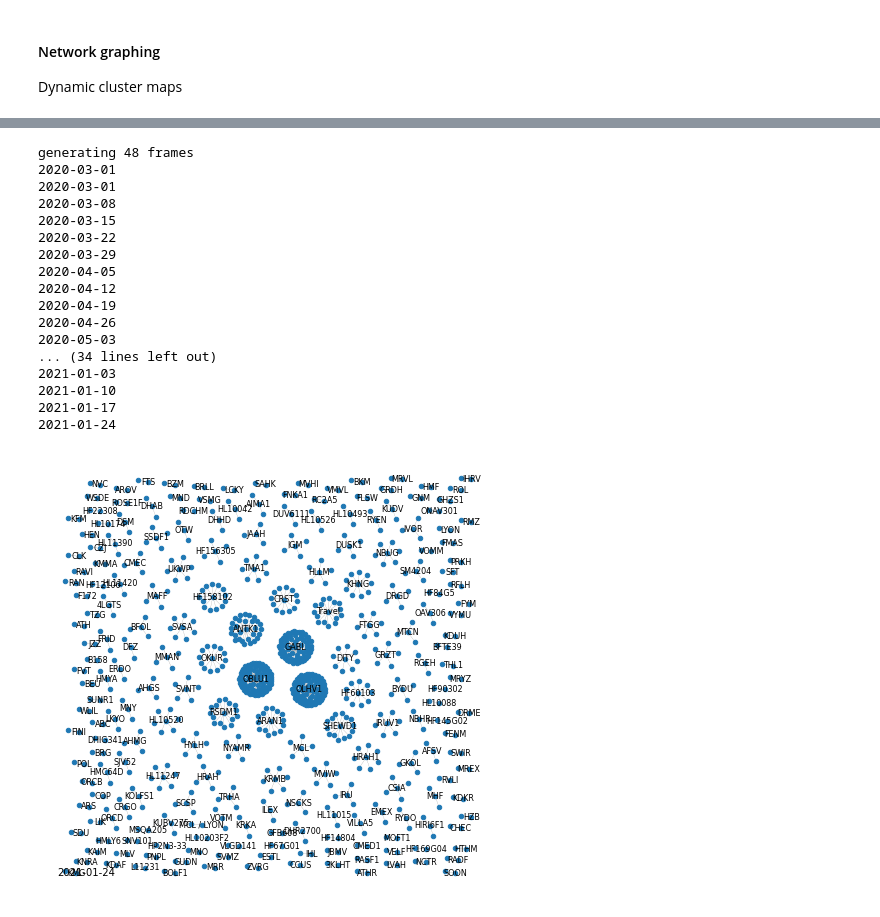
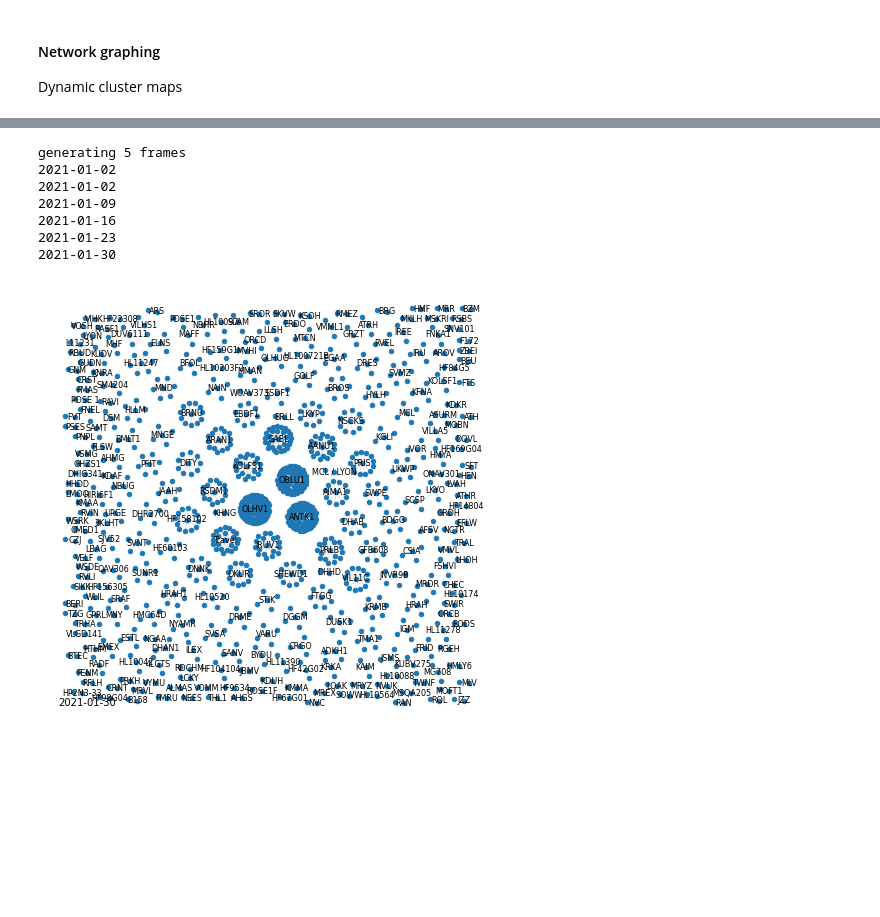
Before and after one commit to opendatamv/mv-covid19, a Jupyter notebook: notebooks/stats.ipynb, the cells around one changed output, grey strips where cells are left out. Cells and saved outputs as stored; diff of their text form; code cells hidden in the pictures; blank space fills up the shorter version.

```diff
--- a/notebooks/stats.ipynb
+++ b/notebooks/stats.ipynb
@@ -30,6 +49,3 @@ nodes['Confirmed On'].value_counts().plot()
 #### Network graphing
 
 Dynamic cluster maps
-# %%
-timestamp = '2020-01-01'
-(nodes['Confirmed On'] < timestamp) & (nodes['Recovered On'].isna() | (nodes['Recovered On'] > timestamp))
@@ -67,50 +70,40 @@ def draw_date(timestamp):
                 G.add_node(cluster)
                 labels[cluster] = cluster
 
             G.add_edge(case['ID'], cluster)
 
     positions = nx.nx_agraph.pygraphviz_layout(G, prog='neato', args="")
     plt.clf()
     plt.text(0,0, timestamp)
     nx.draw_networkx_labels(G, positions, labels, 8)
     nx.drawing.draw(G, pos=positions, node_size=20, width=0.1)
 
 
 
 def dateIter(startDate, endDate, delta=timedelta(weeks=1)):
     currentDate = startDate
     while currentDate < endDate:
         yield currentDate
         currentDate += delta
 
 
-dates = list(dateIter(date(2020,3,1), datetime.today().date()))
+dates = list(dateIter(date(2021,1,2), datetime.today().date()))
 
 def update(i):
     print(dates[i])
     draw_date(datetime.strftime(dates[i], '%G-%m-%d'))
 
 
 fig = plt.figure(figsize=(8,8))
 print(f"generating {len(dates)} frames")
-ani = FuncAnimation(fig, update, interval=200, frames=len(dates), blit=False)
+ani = FuncAnimation(fig, update, interval=500, frames=len(dates), blit=False)
 ani.save('stuff.gif', writer='imagemagick', savefig_kwargs={'facecolor':'white'})
 # %% [output]
-generating 48 frames
-2020-03-01
-2020-03-01
-2020-03-08
-2020-03-15
-2020-03-22
-2020-03-29
-2020-04-05
-2020-04-12
-2020-04-19
-2020-04-26
-2020-05-03
-... (34 lines left out)
-2021-01-03
-2021-01-10
-2021-01-17
-2021-01-24
+generating 5 frames
+2021-01-02
+2021-01-02
+2021-01-09
+2021-01-16
+2021-01-23
+2021-01-30
-[figure, old version]
+[figure, new version]
```
Also changed, not shown: parts of 4 cells of this notebook, 2 other files.
